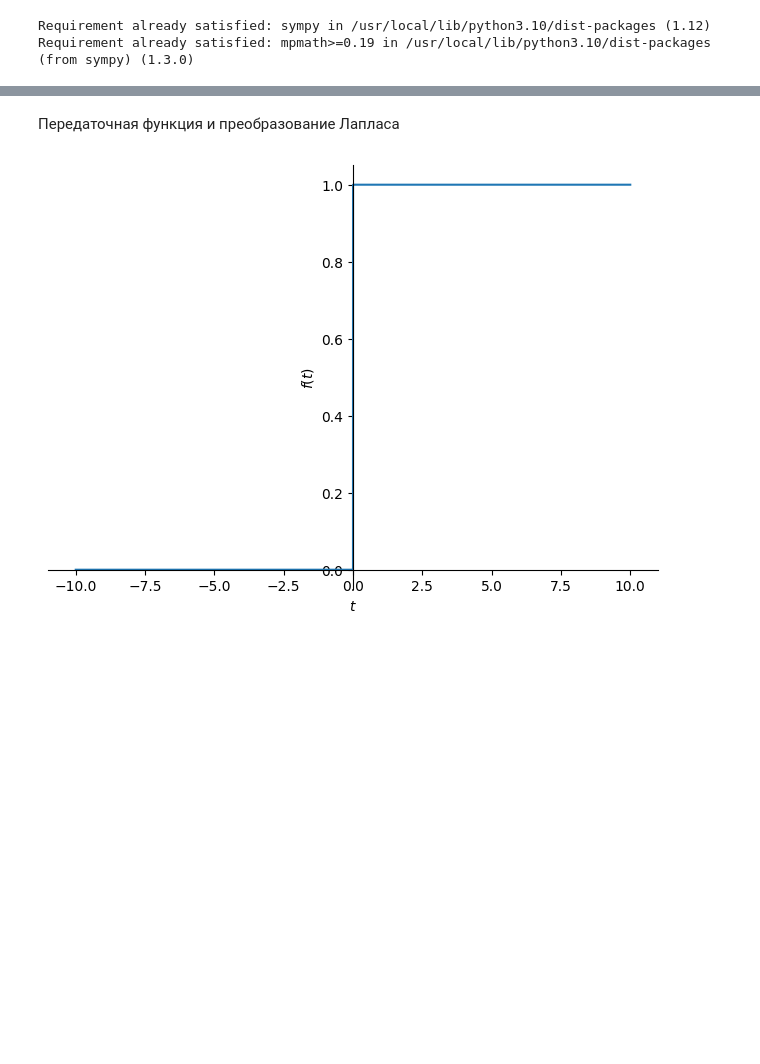
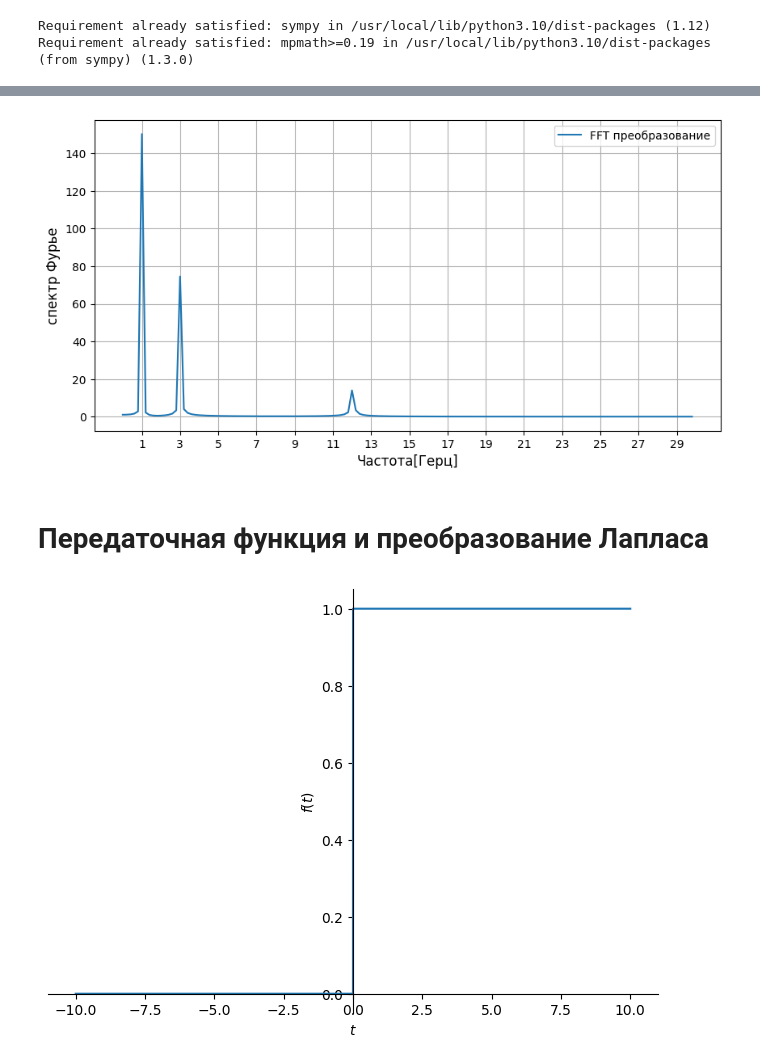
Before and after one commit to TAUforPython/BaseControlTheory, a Jupyter notebook: базовые_инструменты_ТАУ.ipynb, the cells around one changed output, grey strips where cells are left out. Cells and saved outputs as stored; diff of their text form; code cells hidden in the pictures; blank space fills up the shorter version.

```diff
--- a/базовые_инструменты_ТАУ.ipynb
+++ b/базовые_инструменты_ТАУ.ipynb
@@ -11,4 +41,20 @@ Requirement already satisfied: mpmath>=0.19 in /usr/local/lib/python3.10/dist-pa
+# %%
+from scipy.fft import fft, fftfreq
+
+yf = fft(y)
+xf = fftfreq(N, T/N)[:N//2]
+# спект Фурье симметричен относительно нуля, поэтому берем только правую его часть
+plt.figure(figsize=(10, 5))
+plt.plot(xf, np.abs(yf[0:N//2]),label='FFT преобразование')
+plt.xlabel('Частота[Герц]', fontsize=12)
+plt.ylabel('спектр Фурье', fontsize=12)
+plt.xticks(np.arange(1, np.max(xf), 2))
+plt.grid()
+plt.legend()
+plt.show()
+# %% [output]
+[figure, added]
 # %% [markdown]
-Передаточная функция и преобразование Лапласа
+# Передаточная функция и преобразование Лапласа
 # %%
 import sympy
```
Also changed, not shown: parts of 33 cells of this notebook.
